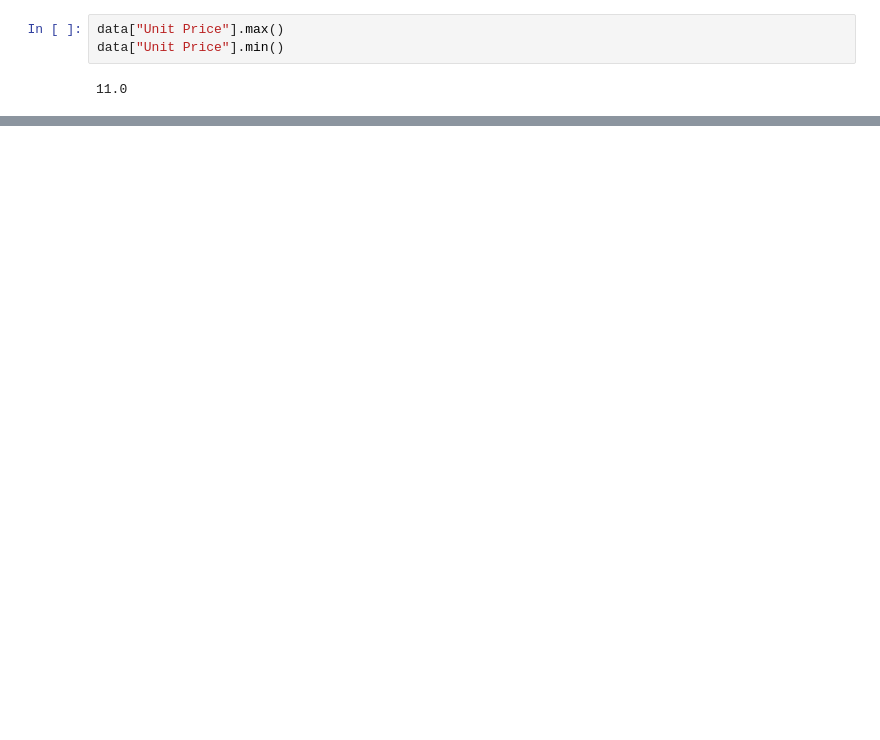
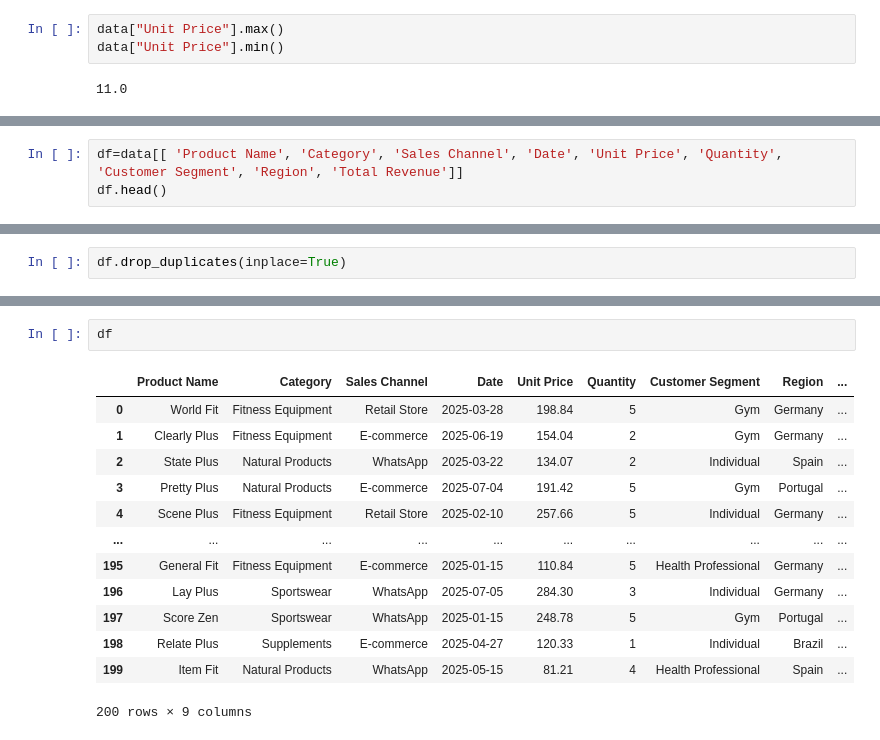
Before and after one commit to tadd2018/PythonRepo, a Jupyter notebook: carinfom.ipynb, the cells around one changed output, grey strips where cells are left out. Cells and saved outputs as stored; diff of their text form; blank space fills up the shorter version.

```diff
--- a/carinfom.ipynb
+++ b/carinfom.ipynb
@@ -74,0 +79,3 @@ data["Unit Price"].min()
+# %%
+df=data[[ 'Product Name', 'Category', 'Sales Channel', 'Date', 'Unit Price', 'Quantity', 'Customer Segment', 'Region', 'Total Revenue']]
+df.head()
@@ -74,0 +89,2 @@ data["Unit Price"].min()
+# %%
+df.drop_duplicates(inplace=True)
@@ -74,0 +119,16 @@ data["Unit Price"].min()
+# %%
+df
+# %% [output]
+|  | Product Name | Category | Sales Channel | Date | Unit Price | Quantity | Customer Segment | Region | ... |
+| 0 | World Fit | Fitness Equipment | Retail Store | 2025-03-28 | 198.84 | 5 | Gym | Germany | ... |
+| 1 | Clearly Plus | Fitness Equipment | E-commerce | 2025-06-19 | 154.04 | 2 | Gym | Germany | ... |
+| 2 | State Plus | Natural Products | WhatsApp | 2025-03-22 | 134.07 | 2 | Individual | Spain | ... |
+| 3 | Pretty Plus | Natural Products | E-commerce | 2025-07-04 | 191.42 | 5 | Gym | Portugal | ... |
+| 4 | Scene Plus | Fitness Equipment | Retail Store | 2025-02-10 | 257.66 | 5 | Individual | Germany | ... |
+| ... | ... | ... | ... | ... | ... | ... | ... | ... | ... |
+| 195 | General Fit | Fitness Equipment | E-commerce | 2025-01-15 | 110.84 | 5 | Health Professional | Germany | ... |
+| 196 | Lay Plus | Sportswear | WhatsApp | 2025-07-05 | 284.30 | 3 | Individual | Germany | ... |
+| 197 | Score Zen | Sportswear | WhatsApp | 2025-01-15 | 248.78 | 5 | Gym | Portugal | ... |
+| 198 | Relate Plus | Supplements | E-commerce | 2025-04-27 | 120.33 | 1 | Individual | Brazil | ... |
+| 199 | Item Fit | Natural Products | WhatsApp | 2025-05-15 | 81.21 | 4 | Health Professional | Spain | ... |
+200 rows × 9 columns
```
Also changed, not shown: parts of 8 cells of this notebook.
